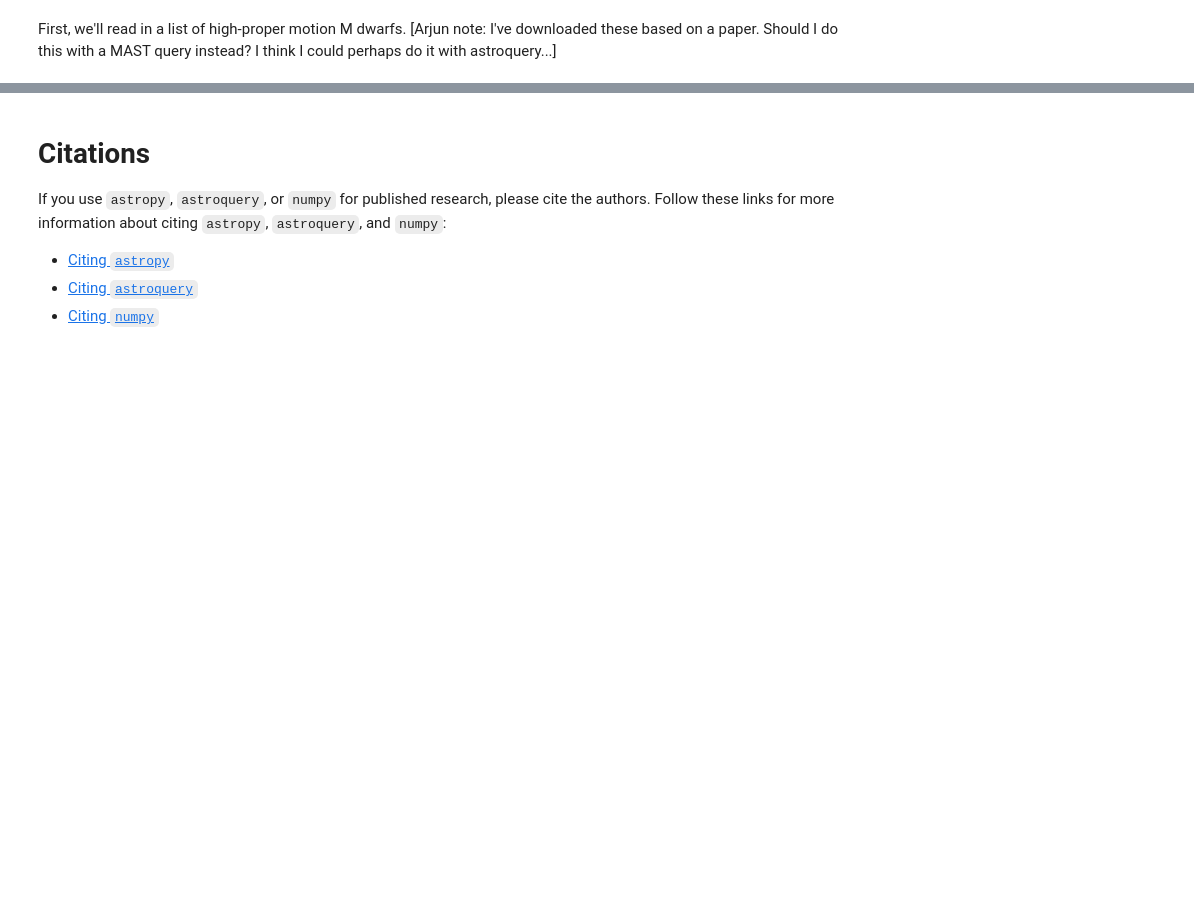
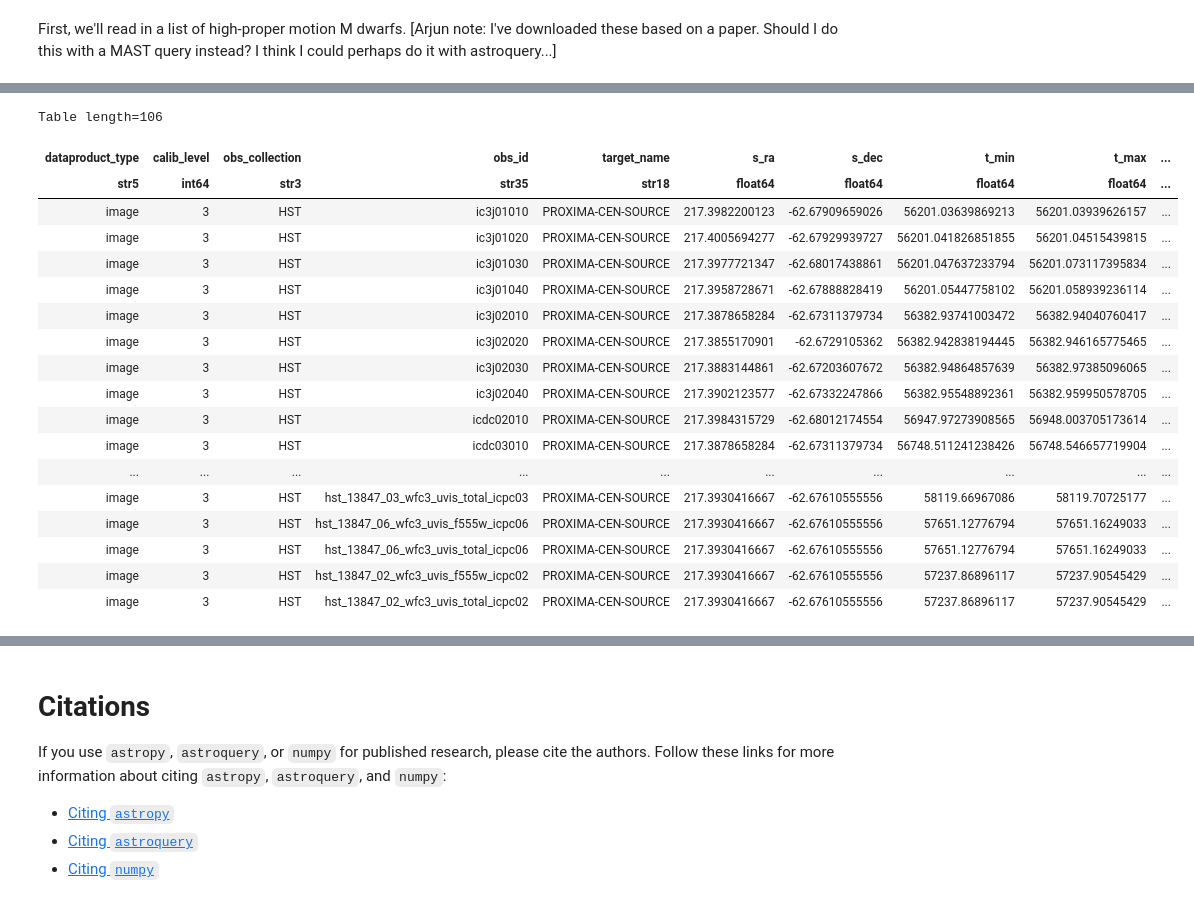
Before and after one commit to arjunsavel/notebooks-stsci, a Jupyter notebook: notebooks/MAST/m_dwarf_flares_hst/m_dwarf_flares_hst.ipynb, the cells around one changed output, grey strips where cells are left out. Saved outputs shown, nothing was run; the diff lists cells and outputs as text; code cells hidden in the pictures; blank space fills up the shorter version.

```diff
--- a/notebooks/MAST/m_dwarf_flares_hst/m_dwarf_flares_hst.ipynb
+++ b/notebooks/MAST/m_dwarf_flares_hst/m_dwarf_flares_hst.ipynb
@@ -149,0 +172,23 @@ Table masked=True length=32
+# %%
+public_obs_tables = public_obs_tables[public_obs_tables['calib_level']==3]
+public_obs_tables
+# %% [output]
+Table length=106
+| dataproduct_type | calib_level | obs_collection | obs_id | target_name | s_ra | s_dec | t_min | t_max | ... |
+| str5 | int64 | str3 | str35 | str18 | float64 | float64 | float64 | float64 | ... |
+| image | 3 | HST | ic3j01010 | PROXIMA-CEN-SOURCE | 217.3982200123 | -62.67909659026 | 56201.03639869213 | 56201.03939626157 | ... |
+| image | 3 | HST | ic3j01020 | PROXIMA-CEN-SOURCE | 217.4005694277 | -62.67929939727 | 56201.041826851855 | 56201.04515439815 | ... |
+| image | 3 | HST | ic3j01030 | PROXIMA-CEN-SOURCE | 217.3977721347 | -62.68017438861 | 56201.047637233794 | 56201.073117395834 | ... |
+| image | 3 | HST | ic3j01040 | PROXIMA-CEN-SOURCE | 217.3958728671 | -62.67888828419 | 56201.05447758102 | 56201.058939236114 | ... |
+| image | 3 | HST | ic3j02010 | PROXIMA-CEN-SOURCE | 217.3878658284 | -62.67311379734 | 56382.93741003472 | 56382.94040760417 | ... |
+| image | 3 | HST | ic3j02020 | PROXIMA-CEN-SOURCE | 217.3855170901 | -62.6729105362 | 56382.942838194445 | 56382.946165775465 | ... |
+| image | 3 | HST | ic3j02030 | PROXIMA-CEN-SOURCE | 217.3883144861 | -62.67203607672 | 56382.94864857639 | 56382.97385096065 | ... |
+| image | 3 | HST | ic3j02040 | PROXIMA-CEN-SOURCE | 217.3902123577 | -62.67332247866 | 56382.95548892361 | 56382.959950578705 | ... |
+| image | 3 | HST | icdc02010 | PROXIMA-CEN-SOURCE | 217.3984315729 | -62.68012174554 | 56947.97273908565 | 56948.003705173614 | ... |
+| image | 3 | HST | icdc03010 | PROXIMA-CEN-SOURCE | 217.3878658284 | -62.67311379734 | 56748.511241238426 | 56748.546657719904 | ... |
+| ... | ... | ... | ... | ... | ... | ... | ... | ... | ... |
+| image | 3 | HST | hst_13847_03_wfc3_uvis_total_icpc03 | PROXIMA-CEN-SOURCE | 217.3930416667 | -62.67610555556 | 58119.66967086 | 58119.70725177 | ... |
+| image | 3 | HST | hst_13847_06_wfc3_uvis_f555w_icpc06 | PROXIMA-CEN-SOURCE | 217.3930416667 | -62.67610555556 | 57651.12776794 | 57651.16249033 | ... |
+| image | 3 | HST | hst_13847_06_wfc3_uvis_total_icpc06 | PROXIMA-CEN-SOURCE | 217.3930416667 | -62.67610555556 | 57651.12776794 | 57651.16249033 | ... |
+| image | 3 | HST | hst_13847_02_wfc3_uvis_f555w_icpc02 | PROXIMA-CEN-SOURCE | 217.3930416667 | -62.67610555556 | 57237.86896117 | 57237.90545429 | ... |
+| image | 3 | HST | hst_13847_02_wfc3_uvis_total_icpc02 | PROXIMA-CEN-SOURCE | 217.3930416667 | -62.67610555556 | 57237.86896117 | 57237.90545429 | ... |
```
Also changed, not shown: parts of 39 cells of this notebook.
